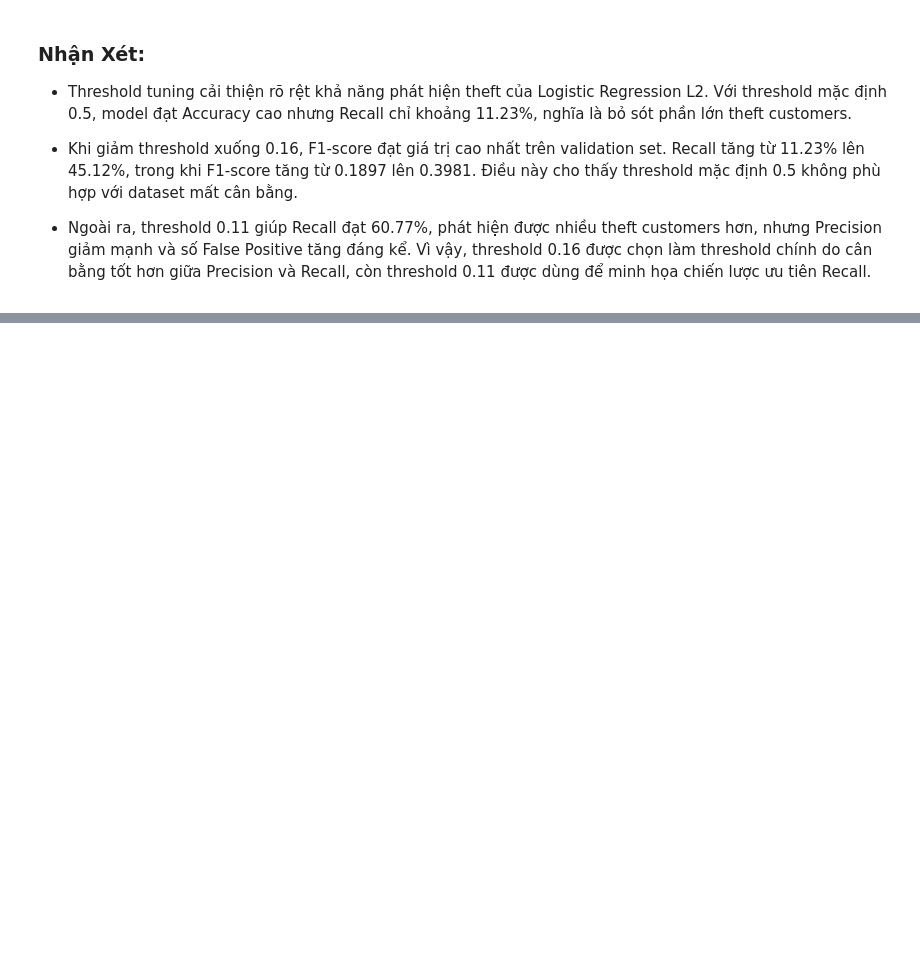
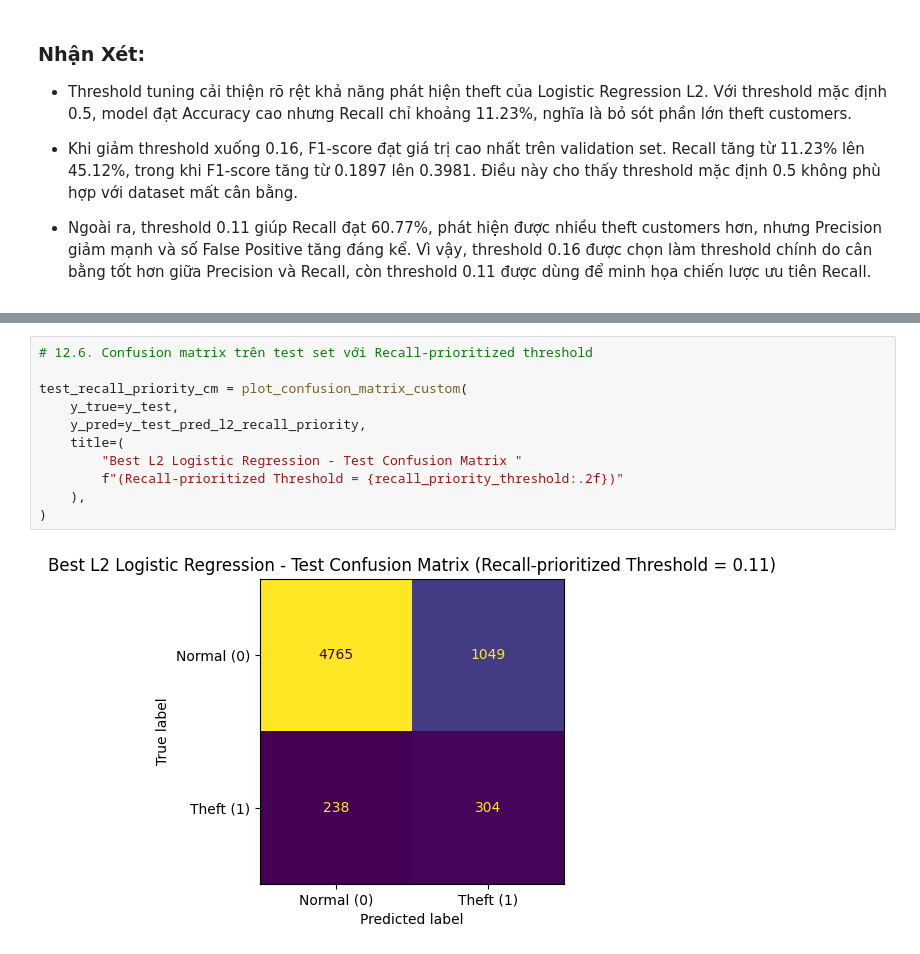
Before and after one commit to longzu-ComputerScience/CS114----ML-Project---Energy-Theft-Detection, a Jupyter notebook: notebooks/model_training_quoc_thai.ipynb, the cells around one changed output, grey strips where cells are left out. Drawn from its saved outputs; the diff is of its cells as text; blank space fills up the shorter version.

```diff
--- a/notebooks/model_training_quoc_thai.ipynb
+++ b/notebooks/model_training_quoc_thai.ipynb
@@ -958,0 +1117,13 @@ recall_priority_val_cm = plot_confusion_matrix_custom(
+# %%
+# 12.6. Confusion matrix trên test set với Recall-prioritized threshold
+
+test_recall_priority_cm = plot_confusion_matrix_custom(
+    y_true=y_test,
+    y_pred=y_test_pred_l2_recall_priority,
+    title=(
+        "Best L2 Logistic Regression - Test Confusion Matrix "
+        f"(Recall-prioritized Threshold = {recall_priority_threshold:.2f})"
+    ),
+)
+# %% [output]
+[figure, added]
```
Also changed, not shown: parts of 7 cells of this notebook.
